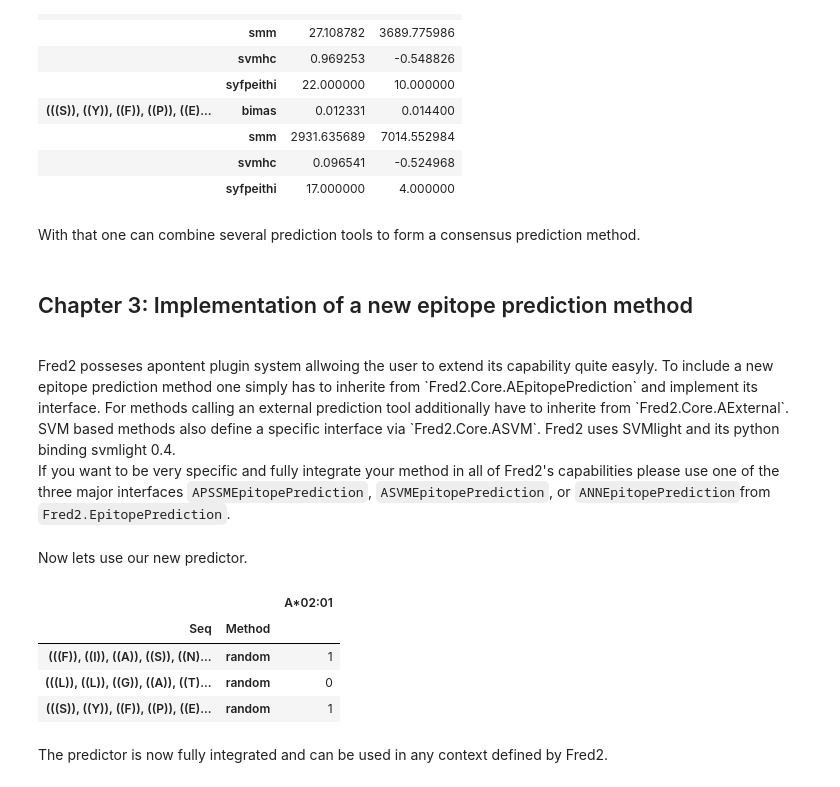
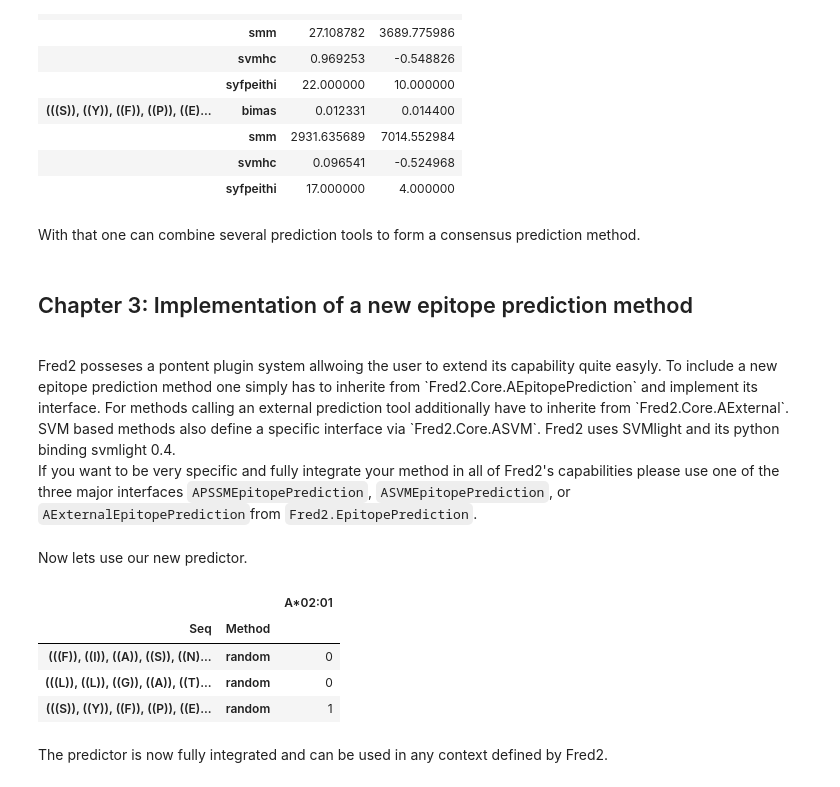
Before and after one commit to FRED-2/Fred2, a Jupyter notebook: Fred2/tutorials/EpitopePrediction.ipynb, the cells around one changed output. Drawn from its saved outputs; the diff is of its cells as text; code cells hidden in the pictures.

Commit message:
updated tutorials to new interfaces

```diff
--- a/Fred2/tutorials/EpitopePrediction.ipynb
+++ b/Fred2/tutorials/EpitopePrediction.ipynb
@@ -169,9 +186,9 @@ df.filter_result([("svmhc",comparator,0.0)])
 With that one can combine several prediction tools to form a consensus prediction method.<br/><br/>
 <h2> Chapter 3: Implementation of a new epitope prediction method </h2>
 <br/>
-Fred2 posseses apontent plugin system allwoing the user to extend its capability quite easyly. To include a new epitope prediction method one simply has to inherite from `Fred2.Core.AEpitopePrediction` and implement its interface. For methods calling an external prediction tool additionally have to inherite from `Fred2.Core.AExternal`. SVM based methods also define a specific interface via `Fred2.Core.ASVM`. Fred2 uses SVMlight and its python binding svmlight 0.4.
+Fred2 posseses a pontent plugin system allwoing the user to extend its capability quite easyly. To include a new epitope prediction method one simply has to inherite from `Fred2.Core.AEpitopePrediction` and implement its interface. For methods calling an external prediction tool additionally have to inherite from `Fred2.Core.AExternal`. SVM based methods also define a specific interface via `Fred2.Core.ASVM`. Fred2 uses SVMlight and its python binding svmlight 0.4.
 
-If you want to be very specific and fully integrate your method in all of Fred2's capabilities please use one of the three major interfaces `APSSMEpitopePrediction`, `ASVMEpitopePrediction`, or `ANNEpitopePrediction`from `Fred2.EpitopePrediction`.
+If you want to be very specific and fully integrate your method in all of Fred2's capabilities please use one of the three major interfaces `APSSMEpitopePrediction`, `ASVMEpitopePrediction`, or `AExternalEpitopePrediction`from `Fred2.EpitopePrediction`.
 # %%
 from Fred2.EpitopePrediction import APSSMEpitopePrediction
 from Fred2.Core import EpitopePredictionResult
@@ -244,11 +267,11 @@ class RandomEpitopePrediction(APSSMEpitopePrediction):
 # %% [markdown]
 Now lets use our new predictor.
 # %%
-EpitopePredictorFactory("RandomEpitopePrediction").predict(peptides)
+EpitopePredictorFactory("random").predict(peptides)
 # %% [output]
 |  |  | A*02:01 |
 | Seq | Method |  |
-| (((F)), ((I)), ((A)), ((S)), ((N)... | random | 1 |
+| (((F)), ((I)), ((A)), ((S)), ((N)... | random | 0 |
 | (((L)), ((L)), ((G)), ((A)), ((T)... | random | 0 |
 | (((S)), ((Y)), ((F)), ((P)), ((E)... | random | 1 |
 # %% [markdown]
```
Also changed, not shown: parts of 10 cells of this notebook, 1 other file.
